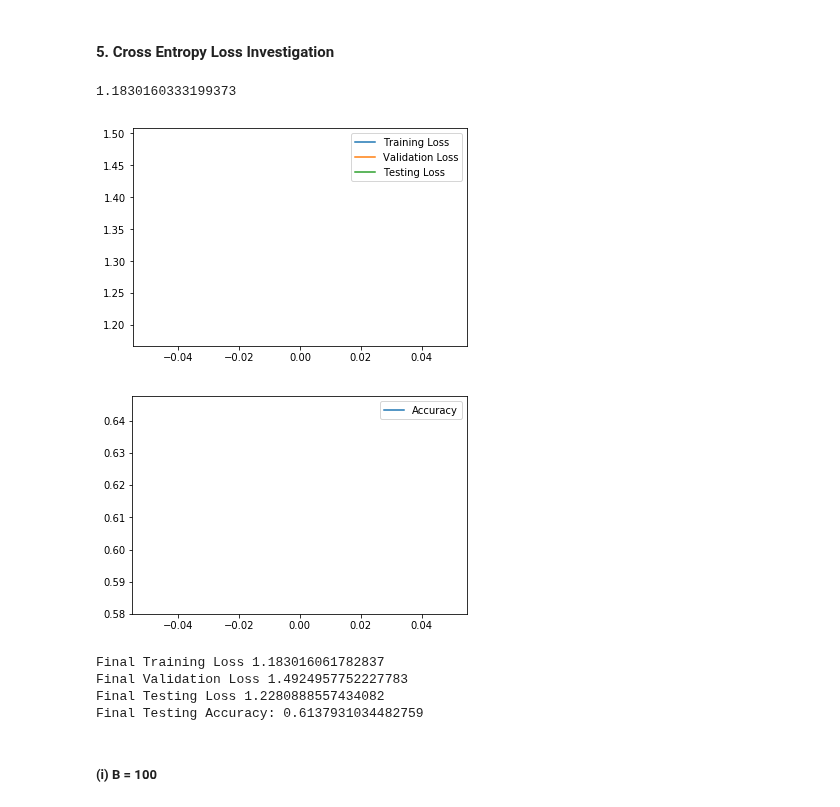
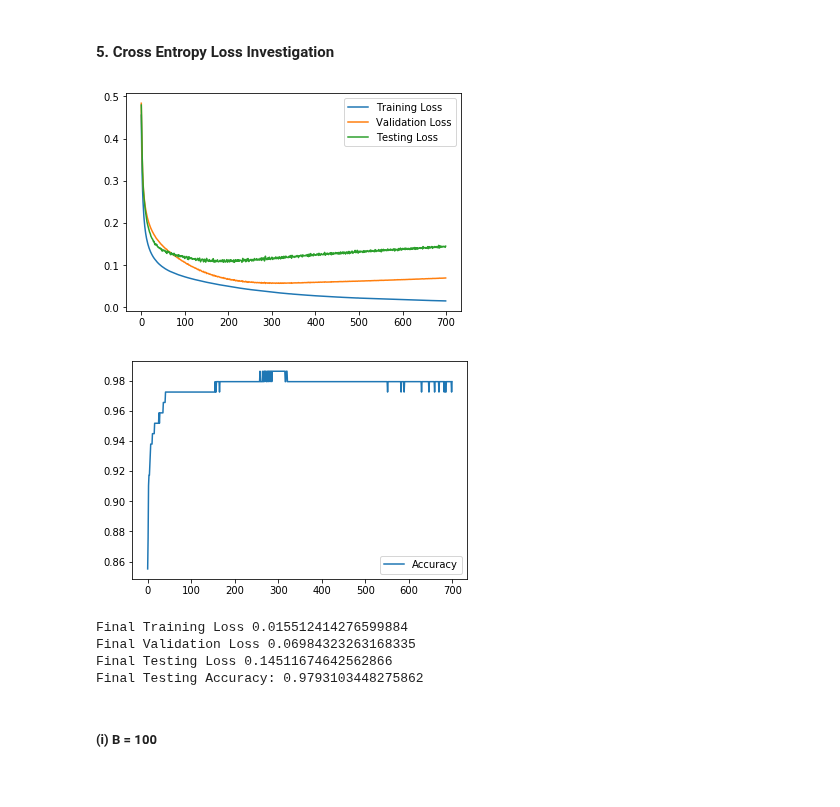
Before and after one commit to low5545/ece421-assignments, a Jupyter notebook: assignment1/assignment1.ipynb, the cells around one changed output. Drawn from its saved outputs; the diff is of its cells as text; code cells hidden in the pictures.

Commit message:
Update plots and remove unnecessary files

```diff
--- a/assignment1/assignment1.ipynb
+++ b/assignment1/assignment1.ipynb
@@ -593,20 +593,19 @@ Final Testing Accuracy: 0.9103448275862069
 #### 5. Cross Entropy Loss Investigation
 # %%
 alpha = 0.001
-epochs = 1
+epochs = 700
 reg = 0
 minibatch_size = 500
 lossType = "CE"
 
 W, b = sgd_adam(x, y, alpha, epochs, reg, x_valid, y_valid, x_test, y_test, minibatch_size, lossType)
 # %% [output]
-1.1830160333199373
-[figure, old version]
+[figure, new version]
-[figure, old version]
+[figure, new version]
-Final Training Loss 1.183016061782837
-Final Validation Loss 1.4924957752227783
-Final Testing Loss 1.2280888557434082
-Final Testing Accuracy: 0.6137931034482759
+Final Training Loss 0.015512414276599884
+Final Validation Loss 0.06984323263168335
+Final Testing Loss 0.14511674642562866
+Final Testing Accuracy: 0.9793103448275862
 # %% [markdown]
 ##### (i) B = 100
 # %%
```
Also changed, not shown: parts of 18 cells of this notebook, 2 other files.
